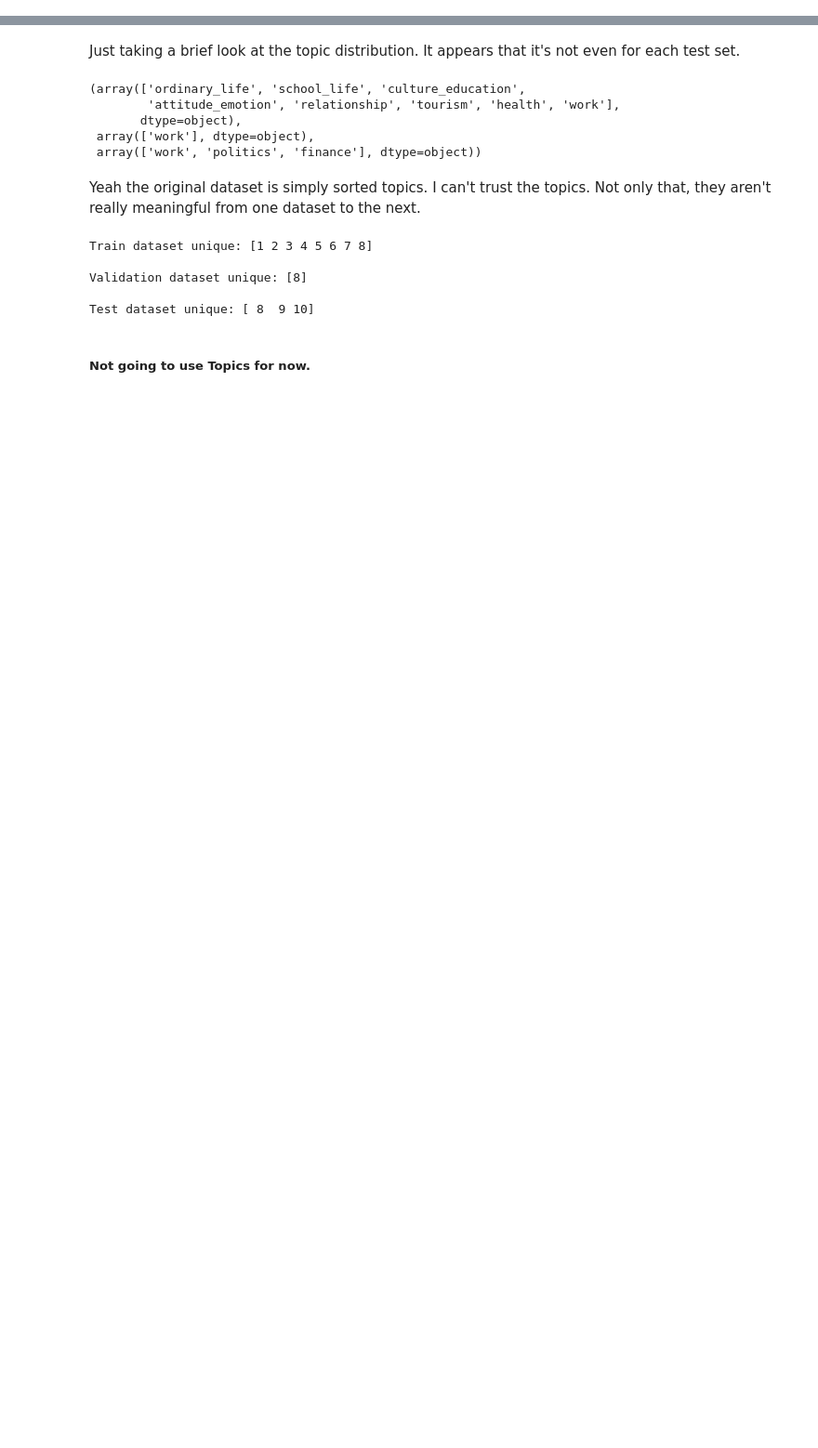
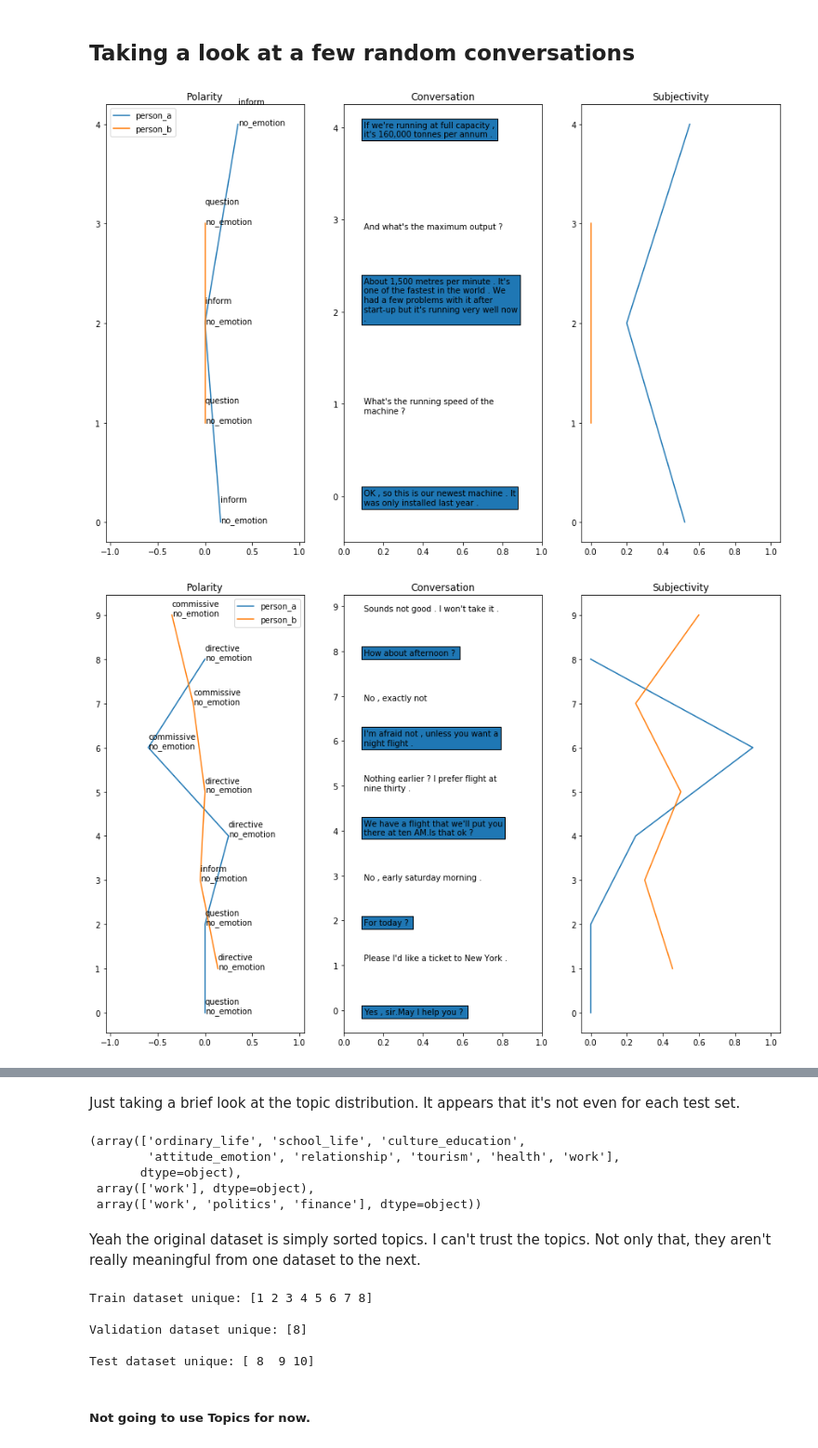
Before and after one commit to Ryanglambert/daily_dialogue, a Jupyter notebook: EDA.ipynb, the cells around one changed output, grey strips where cells are left out. Shown at 93% size. Drawn from its saved outputs; the diff is of its cells as text; code cells hidden in the pictures; blank space fills up the shorter version.

Commit message:
can almost actually look at what a given sentiment will be

```diff
--- a/EDA.ipynb
+++ b/EDA.ipynb
@@ -18,2 +12,0 @@ import data
-# %%
-data = data._data()
@@ -41,0 +13,2 @@ data
+# %%
+train, test = data.get_data(use_cached=True)
@@ -41,0 +30,11 @@ data
+# %% [markdown]
+## Taking a look at a few random conversations
+# %%
+values = set(train.index.get_level_values(0))
+num_convs = len(values)
+conv_ids = np.random.randint(0, num_convs, 10)
+for conv_id in conv_ids:
+    plot.plot_conv(train.loc[conv_id])
+# %% [output]
+[figure, added]
+[figure, added]
```
Also changed, not shown: parts of 22 cells of this notebook, 3 other files.
